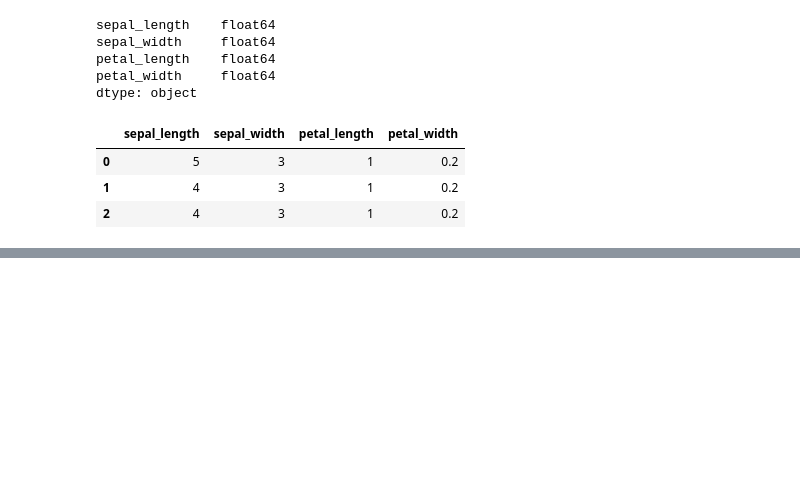
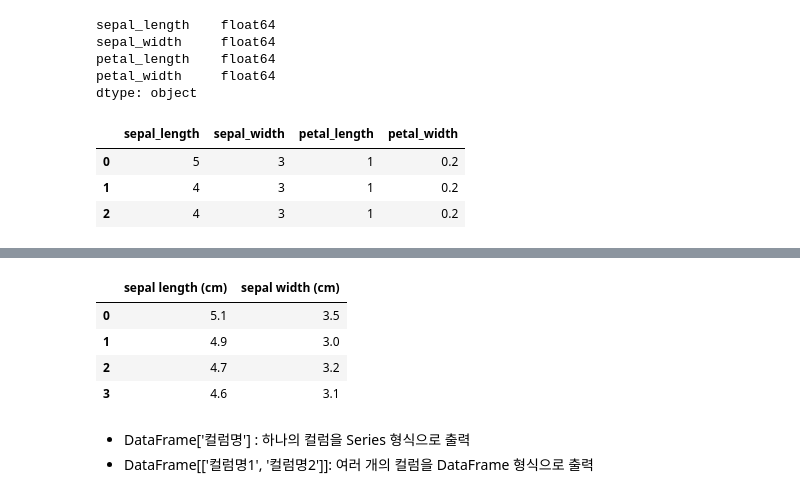
Before and after one commit to aprilslab/pythonStudy, a Jupyter notebook: 파이썬 한권으로 끝내기/제2장 데이터 핸들링/제2절 DataFrame 기본.ipynb, the cells around one changed output, grey strips where cells are left out. Saved outputs shown, nothing was run; the diff lists cells and outputs as text; code cells hidden in the pictures; blank space fills up the shorter version.

```diff
--- a/파이썬 한권으로 끝내기/제2장 데이터 핸들링/제2절 DataFrame 기본.ipynb
+++ b/파이썬 한권으로 끝내기/제2장 데이터 핸들링/제2절 DataFrame 기본.ipynb
@@ -219,0 +241,11 @@ iris.head(3)
+# %%
+iris[['sepal length (cm)', 'sepal width (cm)']].head(4)
+# %% [output]
+|  | sepal length (cm) | sepal width (cm) |
+| 0 | 5.1 | 3.5 |
+| 1 | 4.9 | 3.0 |
+| 2 | 4.7 | 3.2 |
+| 3 | 4.6 | 3.1 |
+# %% [markdown]
+- DataFrame['컬럼명'] : 하나의 컬럼을 Series 형식으로 출력
+- DataFrame[['컬럼명1', '컬럼명2']]: 여러 개의 컬럼을 DataFrame 형식으로 출력
```
Also changed, not shown: parts of 4 cells of this notebook, 2 other files.
